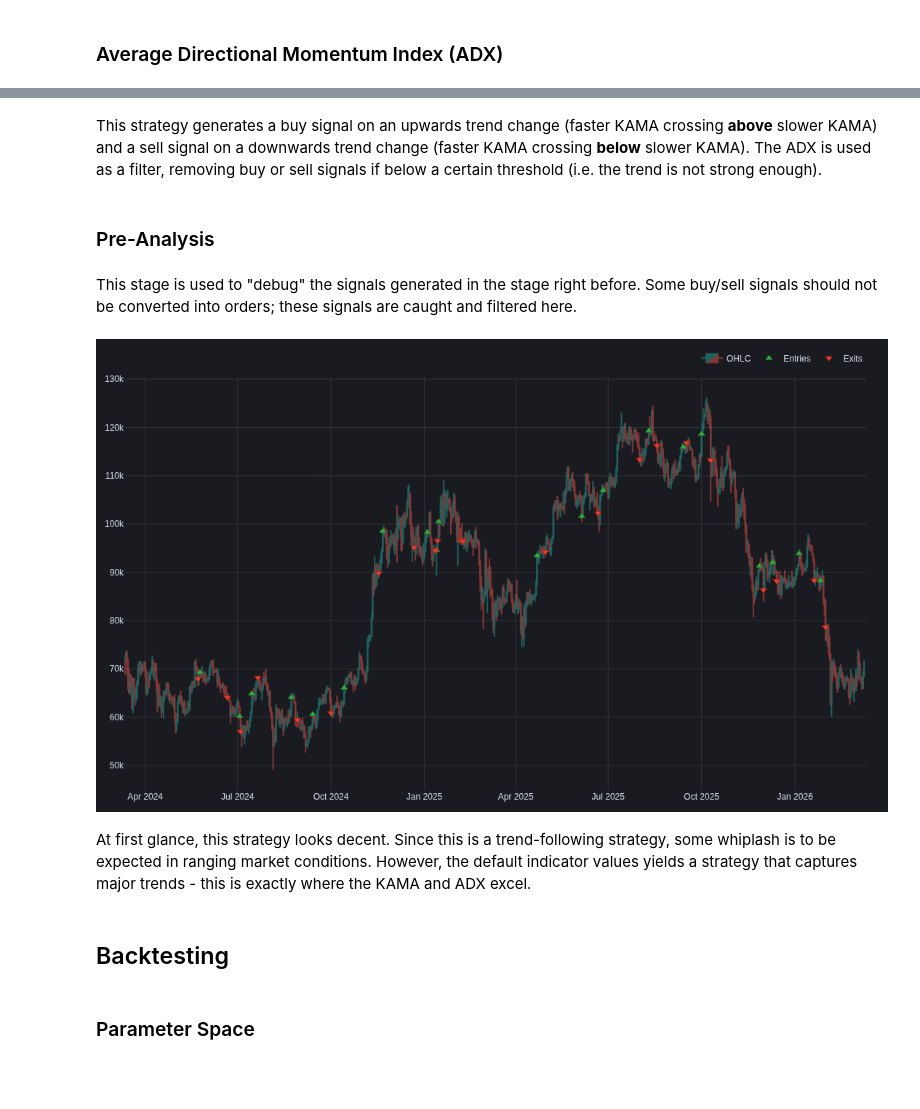
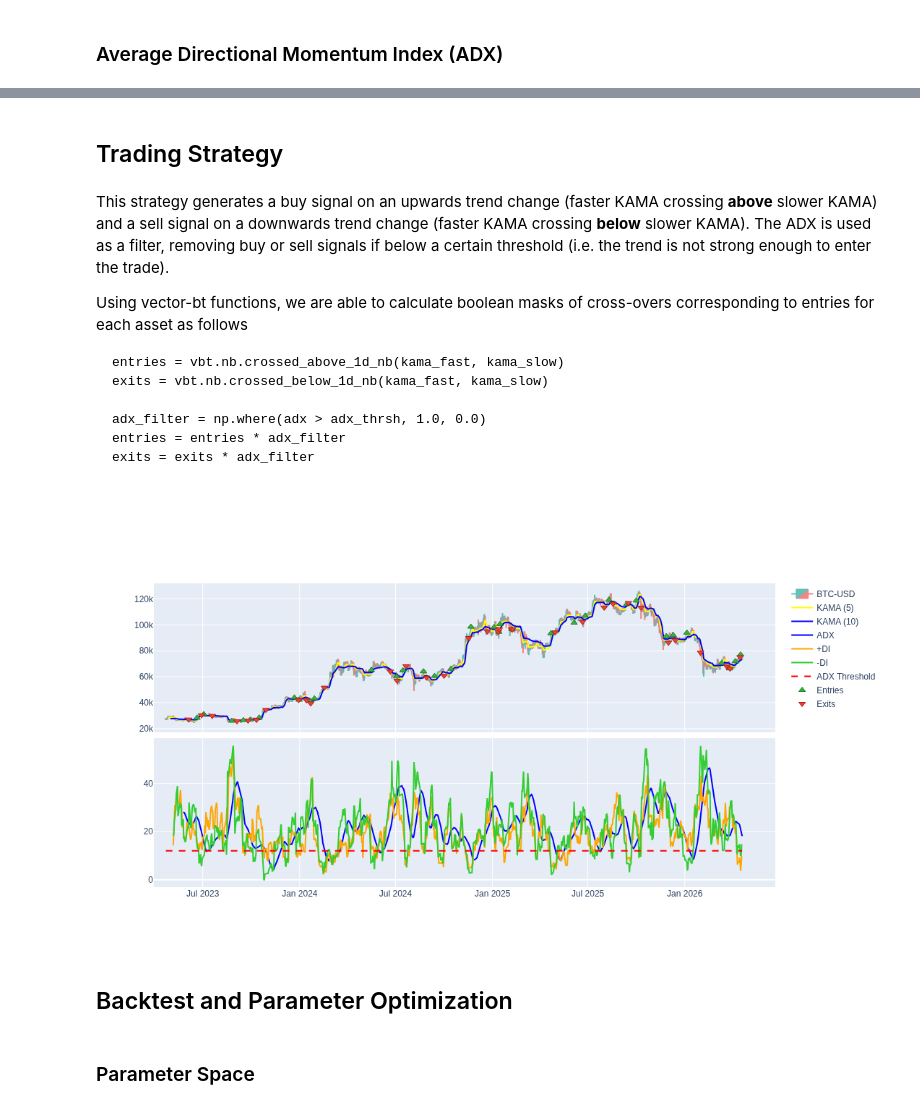
Before and after one commit to ardenpalme/strat_v0, a Jupyter notebook: strategy.ipynb, the cells around one changed output, grey strips where cells are left out. Saved outputs shown, nothing was run; the diff lists cells and outputs as text; code cells hidden in the pictures; blank space fills up the shorter version.

Commit message:
strategy notebook cleanup

````diff
--- a/strategy.ipynb
+++ b/strategy.ipynb
@@ -23,4 +1,2 @@ from plotly.subplots import make_subplots
-# %%
-vbt.settings.set_theme("dark")
 # %% [markdown]
 ## Setup
@@ -29,7 +25,7 @@ Retrieve market data for three assets (BTCUSD, ETHUSD) using YahooFinance's free
 # %%
 os.environ["TZ"] = "UTC"
 END_DATE = datetime.now(ZoneInfo("UTC")).strftime("%Y-%m-%d")
-START_DATE = (datetime.now(ZoneInfo("UTC")) - relativedelta(years=2)).strftime("%Y-%m-%d")
+START_DATE = (datetime.now(ZoneInfo("UTC")) - relativedelta(years=3)).strftime("%Y-%m-%d")
 # %%
 print(f"{START_DATE} to {END_DATE}")
 # %% [output]
@@ -393,2 +179,15 @@ fig2.show()
+# %% [markdown]
+## Trading Strategy
 # %% [markdown]
-This strategy generates a buy signal on an upwards trend change (faster KAMA crossing <b>above</b> slower KAMA) and a sell signal on a downwards trend change (faster KAMA crossing <b>below</b> slower KAMA). The ADX is used as a filter, removing buy or sell signals if below a certain threshold (i.e. the trend is not strong enough).
+This strategy generates a buy signal on an upwards trend change (faster KAMA crossing <b>above</b> slower KAMA) and a sell signal on a downwards trend change (faster KAMA crossing <b>below</b> slower KAMA). The ADX is used as a filter, removing buy or sell signals if below a certain threshold (i.e. the trend is not strong enough to enter the trade).
+
+Using vector-bt functions, we are able to calculate boolean masks of cross-overs corresponding to entries for each asset as follows
+```
+entries = vbt.nb.crossed_above_1d_nb(kama_fast, kama_slow)
+exits = vbt.nb.crossed_below_1d_nb(kama_fast, kama_slow)
+
+adx_filter = np.where(adx > adx_thrsh, 1.0, 0.0)
+entries = entries * adx_filter
+exits = exits * adx_filter
+
+```
@@ -451,4 +193,0 @@ def get_signals_analysis(kama_fast, kama_slow, adx, adx_thrsh):
-# %% [markdown]
-### Pre-Analysis
-# %% [markdown]
-This stage is used to "debug" the signals generated in the stage right before. Some buy/sell signals should not be converted into orders; these signals are caught and filtered here.
@@ -477,14 +194,11 @@ signals = (entries, exits)
 # %%
-fig3 = plot_signals(market_data, 'BTC-USD', signals)
-fig3.update_layout(height=650, width=1000)
-fig3.show()
+fig = plot_strategy(market_data,'BTC-USD')
+fig.update_layout(width=1000,height=600)
+fig.show()
 # %% [output]
-[figure, old version]
+[figure, new version]
-# %% [markdown]
-At first glance, this strategy looks decent. Since this is a trend-following strategy, some whiplash is to be expected in ranging market conditions.
-However, the default indicator values yields a strategy that captures major trends - this is exactly where the KAMA and ADX excel.
-# %% [markdown]
-## Backtesting
+# %% [markdown]
+## Backtest and Parameter Optimization
 # %% [markdown]
 ### Parameter Space
 # %% [markdown]
````
Also changed, not shown: parts of 79 cells of this notebook, 4 other files.
